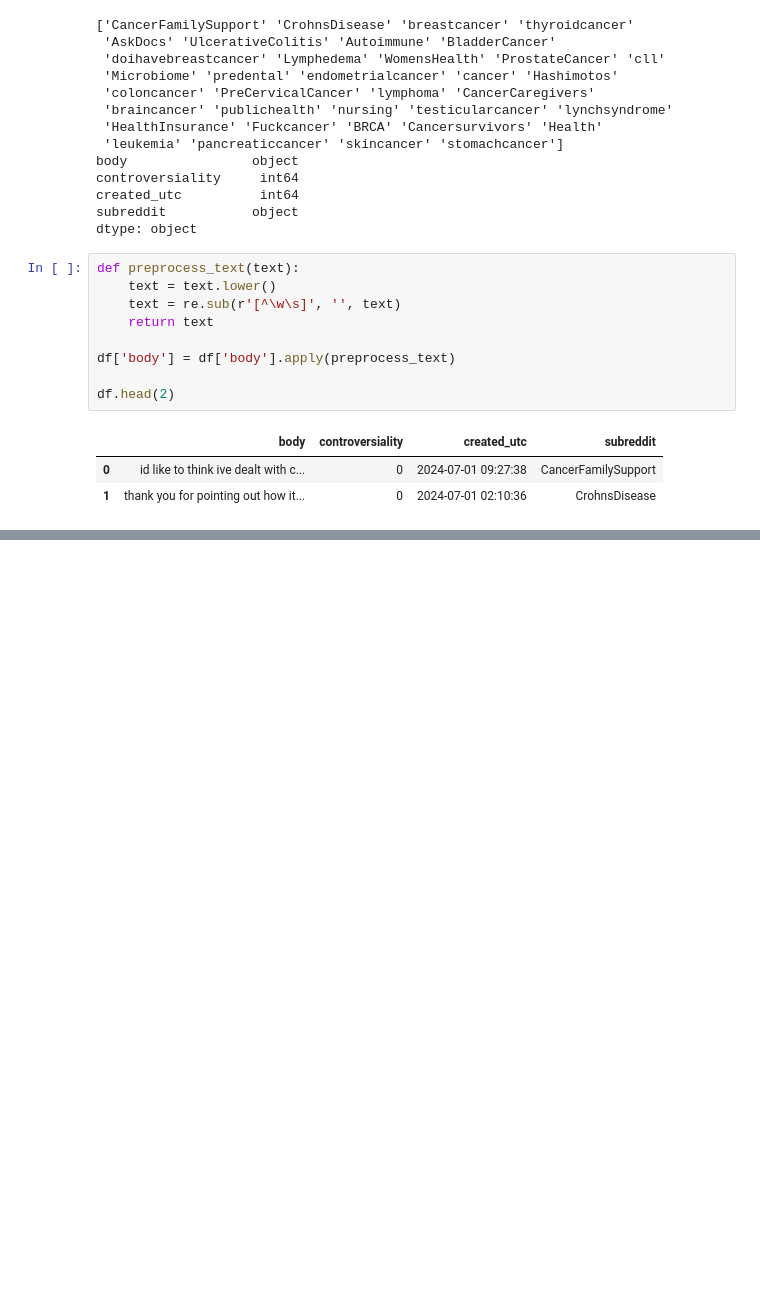
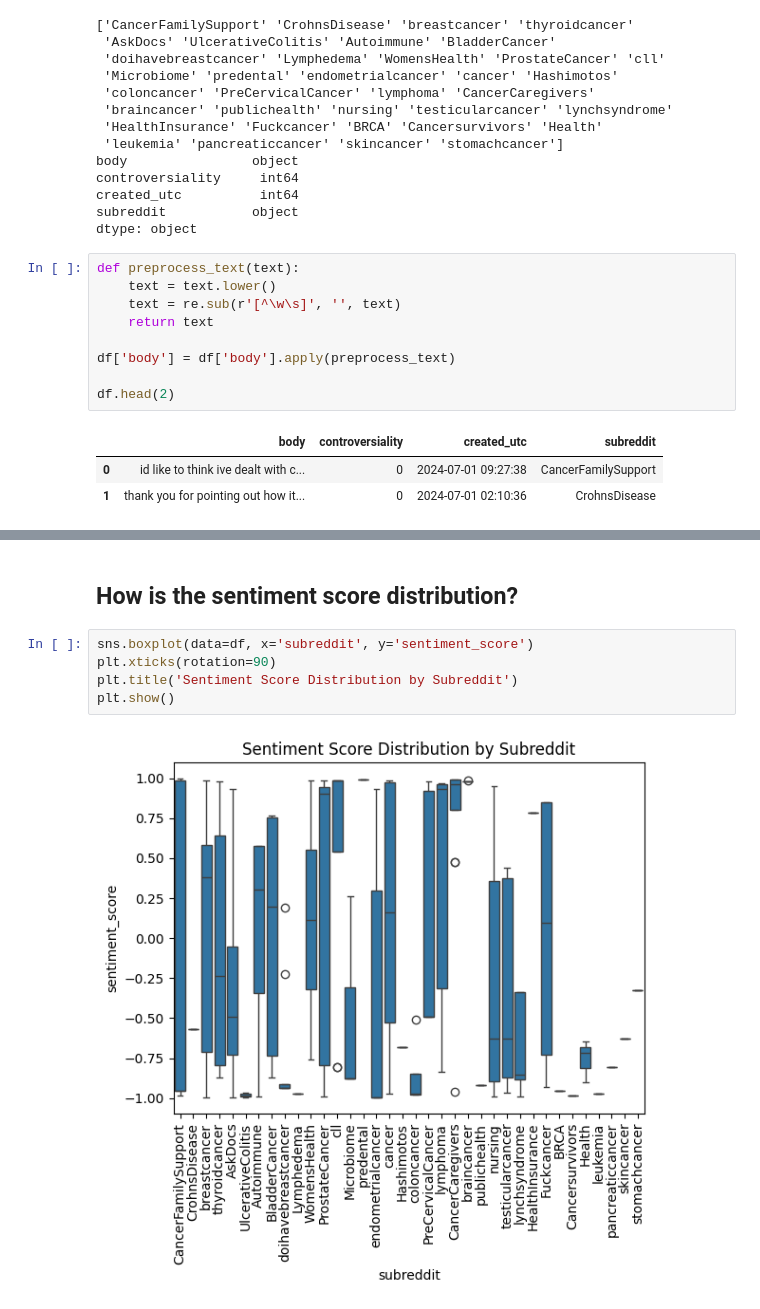
Before and after one commit to msheeba4848/Cancer-Communication-Using-Big-Data-Tools, a Jupyter notebook: eda/eda.ipynb, the cells around one changed output, grey strips where cells are left out. Cells and saved outputs as stored; diff of their text form; blank space fills up the shorter version.

```diff
--- a/eda/eda.ipynb
+++ b/eda/eda.ipynb
@@ -180,0 +276,9 @@ plt.show()
+# %% [markdown]
+## How is the sentiment score distribution?
+# %%
+sns.boxplot(data=df, x='subreddit', y='sentiment_score')
+plt.xticks(rotation=90)
+plt.title('Sentiment Score Distribution by Subreddit')
+plt.show()
+# %% [output]
+[figure, added]
```
Also changed, not shown: parts of 16 cells of this notebook.
